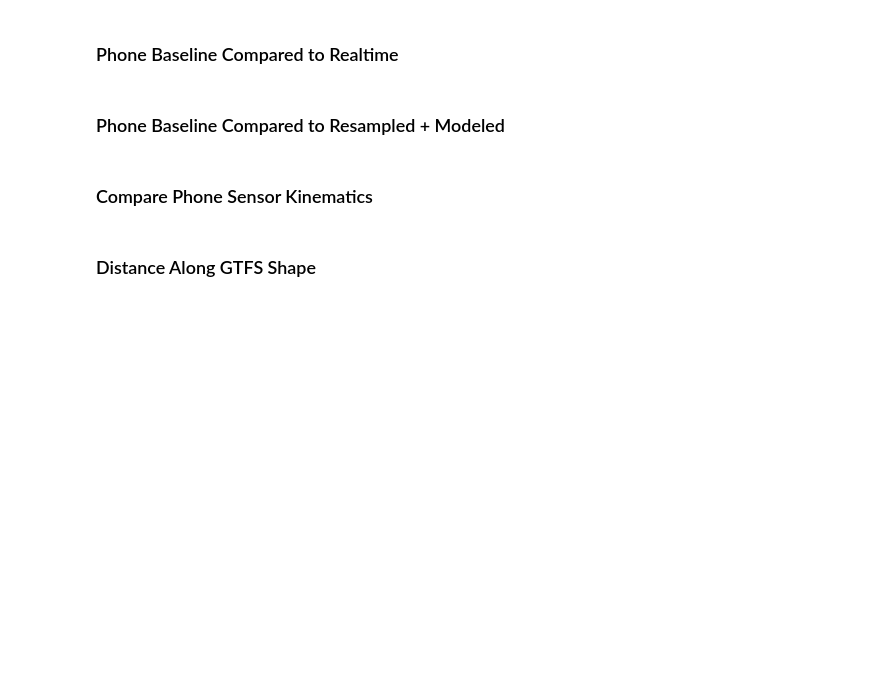
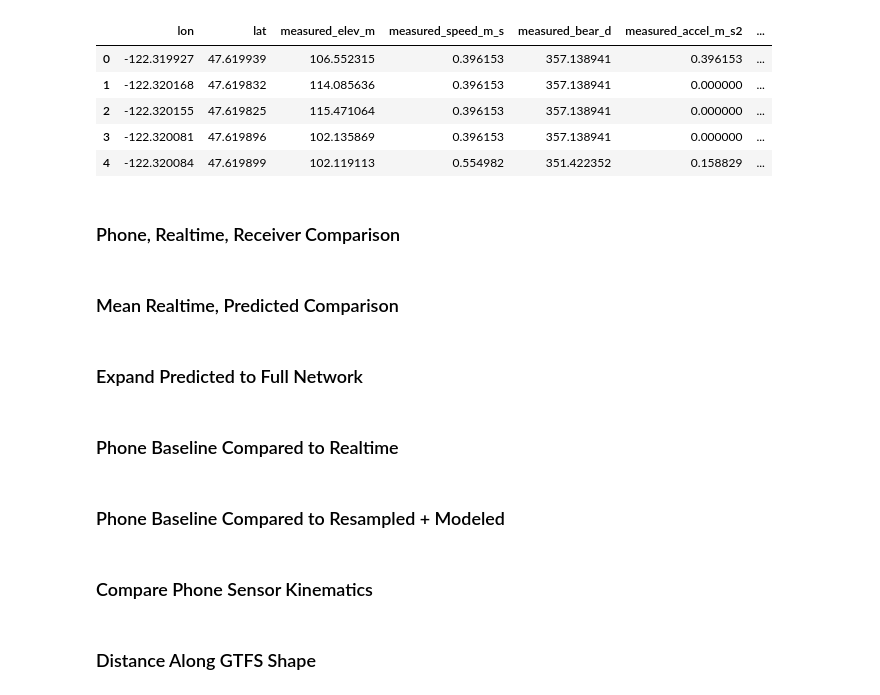
Before and after one commit to zackAemmer/open_bus_tools, a Jupyter notebook: notebooks/create_drive_cycle.ipynb, the cells around one changed output. Drawn from its saved outputs; the diff is of its cells as text; code cells hidden in the pictures; blank space fills up the shorter version.

```diff
--- a/notebooks/create_drive_cycle.ipynb
+++ b/notebooks/create_drive_cycle.ipynb
@@ -29,3 +61,19 @@ from openbustools.drivecycle.physics import conditions, energy, vehicle
+# %%
+# Todo: NREL energy model
+test_traj_phone.gdf.head()
+# %% [output]
+|  | lon | lat | measured_elev_m | measured_speed_m_s | measured_bear_d | measured_accel_m_s2 | ... |
+| 0 | -122.319927 | 47.619939 | 106.552315 | 0.396153 | 357.138941 | 0.396153 | ... |
+| 1 | -122.320168 | 47.619832 | 114.085636 | 0.396153 | 357.138941 | 0.000000 | ... |
+| 2 | -122.320155 | 47.619825 | 115.471064 | 0.396153 | 357.138941 | 0.000000 | ... |
+| 3 | -122.320081 | 47.619896 | 102.135869 | 0.396153 | 357.138941 | 0.000000 | ... |
+| 4 | -122.320084 | 47.619899 | 102.119113 | 0.554982 | 351.422352 | 0.158829 | ... |
+# %% [markdown]
+### Phone, Realtime, Receiver Comparison
+# %% [markdown]
+### Mean Realtime, Predicted Comparison
+# %% [markdown]
+### Expand Predicted to Full Network
 # %% [markdown]
 ### Phone Baseline Compared to Realtime
 # %%
```
Also changed, not shown: parts of 4 cells of this notebook, 2 other files.
